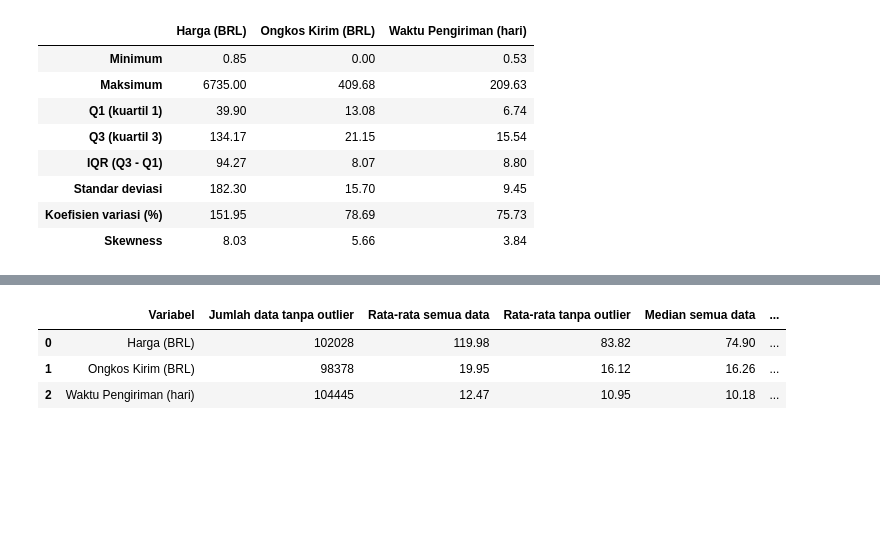
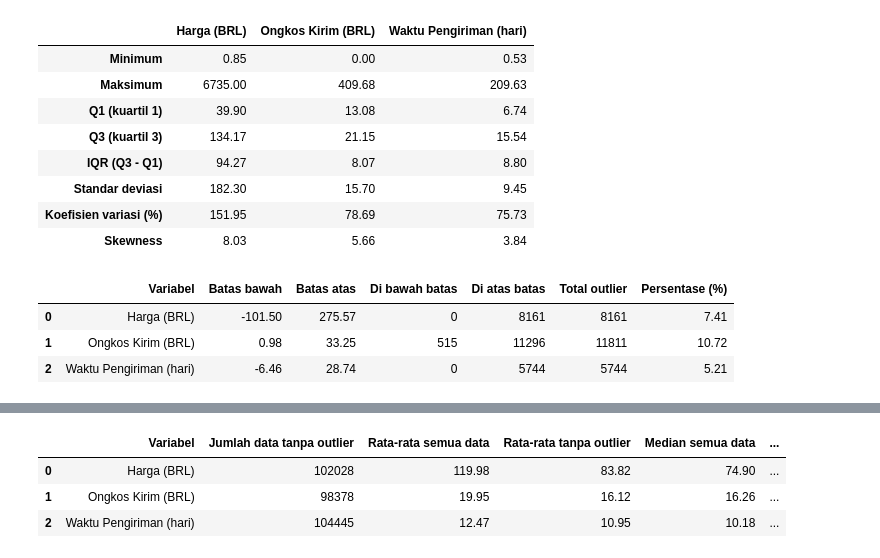
Before and after one commit to kizzy000/Kel02_3TIC_ProjectProbstat, a Jupyter notebook: Codingan_ProbStat_3TIC_02_Olist_revisi.ipynb, the cells around one changed output, grey strips where cells are left out. Cells and saved outputs as stored; diff of their text form; code cells hidden in the pictures; blank space fills up the shorter version.

```diff
--- a/Codingan_ProbStat_3TIC_02_Olist_revisi.ipynb
+++ b/Codingan_ProbStat_3TIC_02_Olist_revisi.ipynb
@@ -230,3 +230,44 @@ display(tabel)
 | Standar deviasi | 182.30 | 15.70 | 9.45 |
 | Koefisien variasi (%) | 151.95 | 78.69 | 75.73 |
 | Skewness | 8.03 | 5.66 | 3.84 |
+# %%
+kolom = {
+    'Harga (BRL)': 'price',
+    'Ongkos Kirim (BRL)': 'freight_value',
+    'Waktu Pengiriman (hari)': 'waktu_pengiriman_hari'
+}
+
+hasil_outlier = []
+
+for nama, kol in kolom.items():
+    s = df[kol].dropna()
+
+    q1 = s.quantile(0.25)
+    q3 = s.quantile(0.75)
+    iqr = q3 - q1
+
+    batas_bawah = q1 - 1.5 * iqr
+    batas_atas = q3 + 1.5 * iqr
+
+    bawah = (s < batas_bawah).sum()
+    atas = (s > batas_atas).sum()
+    total = bawah + atas
+    persen = total / len(s) * 100
+
+    hasil_outlier.append({
+        'Variabel': nama,
+        'Batas bawah': batas_bawah,
+        'Batas atas': batas_atas,
+        'Di bawah batas': bawah,
+        'Di atas batas': atas,
+        'Total outlier': total,
+        'Persentase (%)': persen
+    })
+
+tabel_outlier = pd.DataFrame(hasil_outlier)
+display(tabel_outlier.round(2))
+# %% [output]
+|  | Variabel | Batas bawah | Batas atas | Di bawah batas | Di atas batas | Total outlier | Persentase (%) |
+| 0 | Harga (BRL) | -101.50 | 275.57 | 0 | 8161 | 8161 | 7.41 |
+| 1 | Ongkos Kirim (BRL) | 0.98 | 33.25 | 515 | 11296 | 11811 | 10.72 |
+| 2 | Waktu Pengiriman (hari) | -6.46 | 28.74 | 0 | 5744 | 5744 | 5.21 |
```
Also changed, not shown: parts of 6 cells of this notebook.
